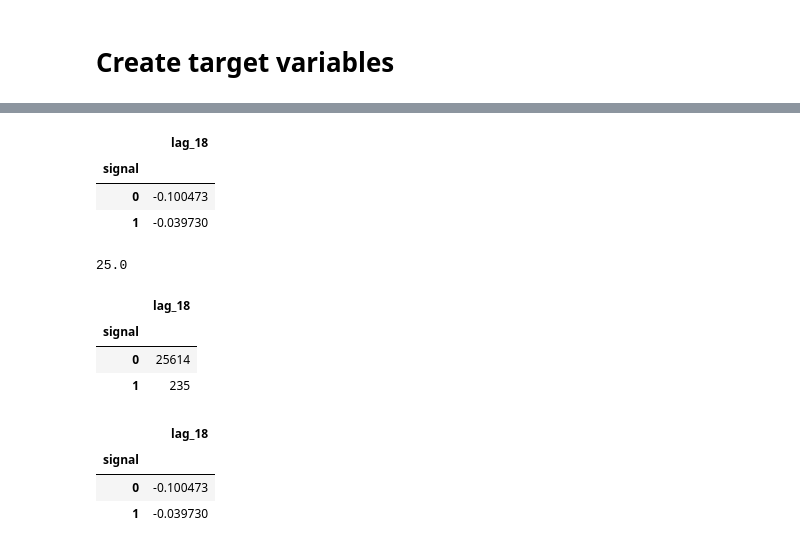
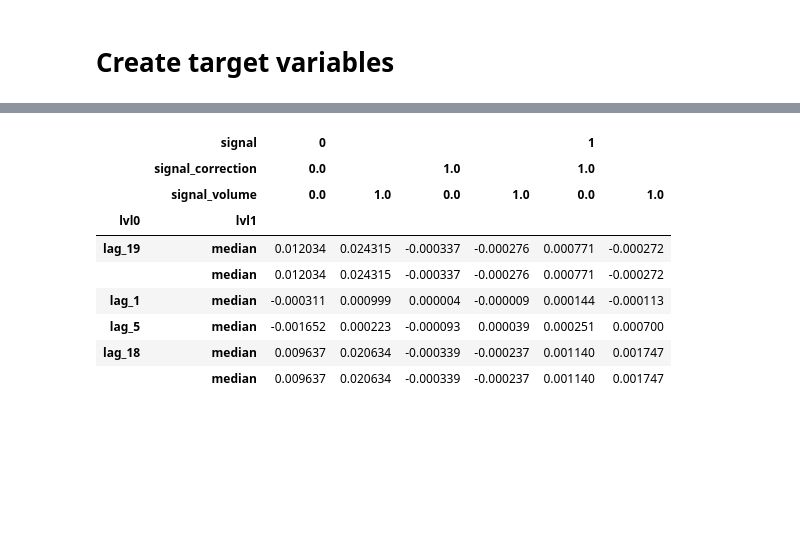
Before and after one commit to sergio12S/mean-reversing-bitcoin, a Jupyter notebook: strategies/strategy_volume_bar.ipynb, the cells around one changed output, grey strips where cells are left out. Drawn from its saved outputs; the diff is of its cells as text; code cells hidden in the pictures; blank space fills up the shorter version.

```diff
--- a/strategies/strategy_volume_bar.ipynb
+++ b/strategies/strategy_volume_bar.ipynb
@@ -120,30 +164,16 @@ data[name_lags].groupby(['signal', 'signal_volume']).median().T #.plot()
-# %%
-# Find the best leverage on binance featires for BTCUSDT
-# Biggest drowdown 4%
-# The best leverage is 100 / 4 = 25. More safe 20 leverage
-# Expecting returns: 8% * 20 = 160% for 90 says
-
-data[['lag_18', 'signal']].groupby('signal').min()
-# %% [output]
-|  | lag_18 |
-| signal |  |
-| 0 | -0.100473 |
-| 1 | -0.039730 |
-# %%
-100 / 4
-# %% [output]
-25.0
-# %%
-data[['lag_18', 'signal']].groupby('signal').count()
-# %% [output]
-|  | lag_18 |
-| signal |  |
-| 0 | 25614 |
-| 1 | 235 |
-# %%
-data[['lag_18', 'signal']].groupby('signal').min()
-# %% [output]
-|  | lag_18 |
-| signal |  |
-| 0 | -0.100473 |
-| 1 | -0.039730 |
+# %%
+# Look for the best returns
+stat_table = stat_table.rename_axis(["lvl0", "lvl1"])
+stat_table.groupby(level=1).max()
+stat_table.loc[stat_table.query("lvl1 == 'median'").idxmax(), :]
+# %% [output]
+|  | signal | 0 |  |  |  | 1 |  |
+|  | signal_correction | 0.0 |  | 1.0 |  | 1.0 |  |
+|  | signal_volume | 0.0 | 1.0 | 0.0 | 1.0 | 0.0 | 1.0 |
+| lvl0 | lvl1 |  |  |  |  |  |  |
+| lag_19 | median | 0.012034 | 0.024315 | -0.000337 | -0.000276 | 0.000771 | -0.000272 |
+|  | median | 0.012034 | 0.024315 | -0.000337 | -0.000276 | 0.000771 | -0.000272 |
+| lag_1 | median | -0.000311 | 0.000999 | 0.000004 | -0.000009 | 0.000144 | -0.000113 |
+| lag_5 | median | -0.001652 | 0.000223 | -0.000093 | 0.000039 | 0.000251 | 0.000700 |
+| lag_18 | median | 0.009637 | 0.020634 | -0.000339 | -0.000237 | 0.001140 | 0.001747 |
+|  | median | 0.009637 | 0.020634 | -0.000339 | -0.000237 | 0.001140 | 0.001747 |
```
Also changed, not shown: parts of 15 cells of this notebook, 1 other file.
